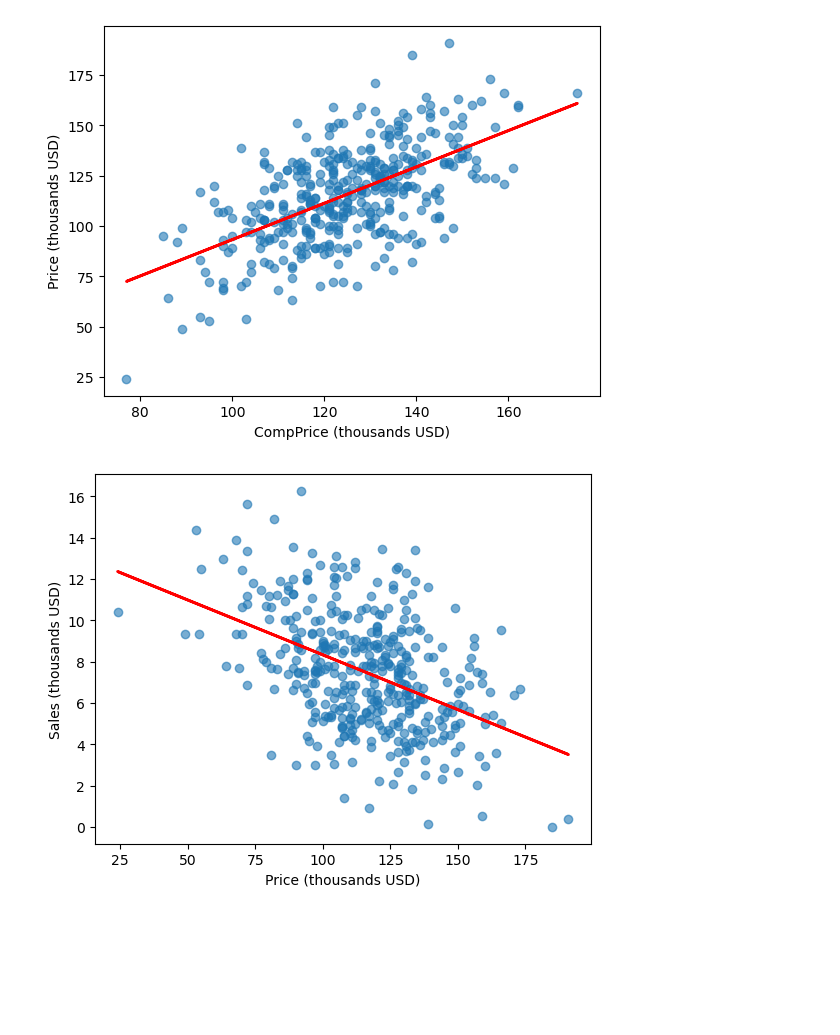
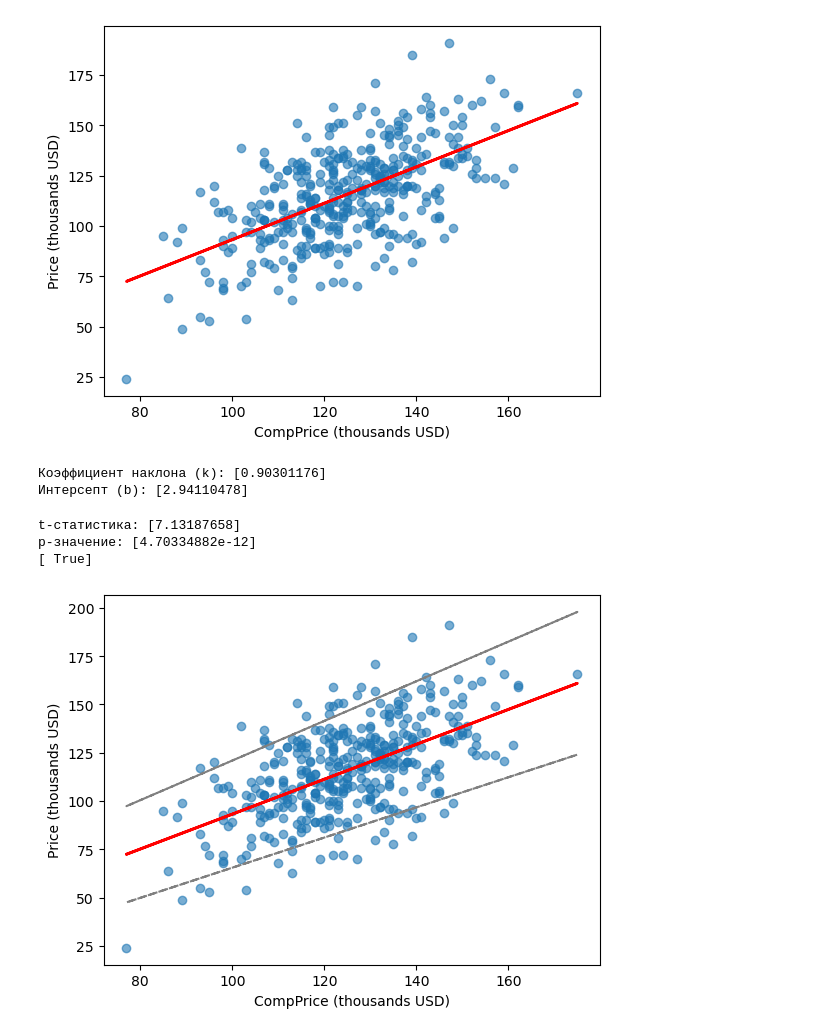
Before and after one commit to VadimST04/Math-Statistics-University, a Jupyter notebook: Math Statistics Project/Project Version 2.ipynb, the cells around one changed output. Saved outputs shown, nothing was run; the diff lists cells and outputs as text; code cells hidden in the pictures; blank space fills up the shorter version.

Commit message:
add confidence interval for regression

```diff
--- a/Math Statistics Project/Project Version 2.ipynb
+++ b/Math Statistics Project/Project Version 2.ipynb
@@ -110,18 +113,65 @@ plt.plot(X, model.predict(X), color='red', linewidth=2)
 plt.show()
 # %% [output]
 [figure]
-# %%
-plt.scatter(data.Price, data.Sales, alpha=0.6)
-plt.xlabel('Price (thousands USD)')
-plt.ylabel('Sales (thousands USD)')
-
-model = LinearRegression()
-X = pd.DataFrame(data.Price)
-Y = pd.DataFrame(data.Sales)
-model.fit(X, Y)
-
-plt.plot(X, model.predict(X), color='red', linewidth=2)
-
-plt.show()
-# %% [output]
-[figure, removed]
+# %%
+k = model.coef_[0]
+b = model.intercept_
+
+print("Коэффициент наклона (k):", k)
+print("Интерсепт (b):", b)
+# %% [output]
+Коэффициент наклона (k): [0.90301176]
+Интерсепт (b): [2.94110478]
+# %%
+stderr = np.sqrt(np.mean((Y - model.predict(X))**2) / (len(Y) - 2))
+t_stat = k / stderr
+df = len(Y) - 2
+p_value = 2 * (1 - t.cdf(np.abs(t_stat), df))
+
+print("t-статистика:", t_stat)
+print("p-значение:", p_value)
+print(p_value < 0.05) # True -> Значит статистически значимые
+# %% [output]
+t-статистика: [7.13187658]
+p-значение: [4.70334882e-12]
+[ True]
+# %%
+plt.scatter(data.CompPrice, data.Price, alpha=0.6)
+plt.xlabel('CompPrice (thousands USD)')
+plt.ylabel('Price (thousands USD)')
+
+model = LinearRegression()
+X = pd.DataFrame(data.CompPrice)
+Y = pd.DataFrame(data.Price)
+model.fit(X, Y)
+
+plt.plot(X, model.predict(X), color='red', linewidth=2)
+
+# Получение коэффициентов и стандартных ошибок
+beta_0 = model.intercept_[0]
+beta_1 = model.coef_[0][0]
+mse_resid = np.mean((Y - model.predict(X))**2)
+
+# Расчет стандартной ошибки для коэффициента наклона (beta_1)
+stderr_beta_1 = np.sqrt(mse_resid / np.sum((X - np.mean(X))**2))
+
+# Критическое значение t для заданного уровня доверия и степеней свободы
+t_critical = 1.96
+
+# Доверительные интервалы
+ci_b0 = (beta_0 - t_critical * np.sqrt(mse_resid) * np.sqrt(1/len(X) + (np.mean(X)**2) / np.sum((X - np.mean(X))**2)),
+         beta_0 + t_critical * np.sqrt(mse_resid) * np.sqrt(1/len(X) + (np.mean(X)**2) / np.sum((X - np.mean(X))**2)))
+
+ci_b1 = (beta_1 - t_critical * stderr_beta_1, beta_1 + t_critical * stderr_beta_1)
+
+# Построение линий для доверительных интервалов
+lower_line = ci_b0[0] + ci_b1[0] * X
+upper_line = ci_b0[1] + ci_b1[1] * X
+
+# Линии доверительных интервалов
+plt.plot(X, lower_line, '--', color='gray')
+plt.plot(X, upper_line, '--', color='gray')
+
+plt.show()
+# %% [output]
+[figure, added]
```
Also changed, not shown: parts of 2 cells of this notebook.
